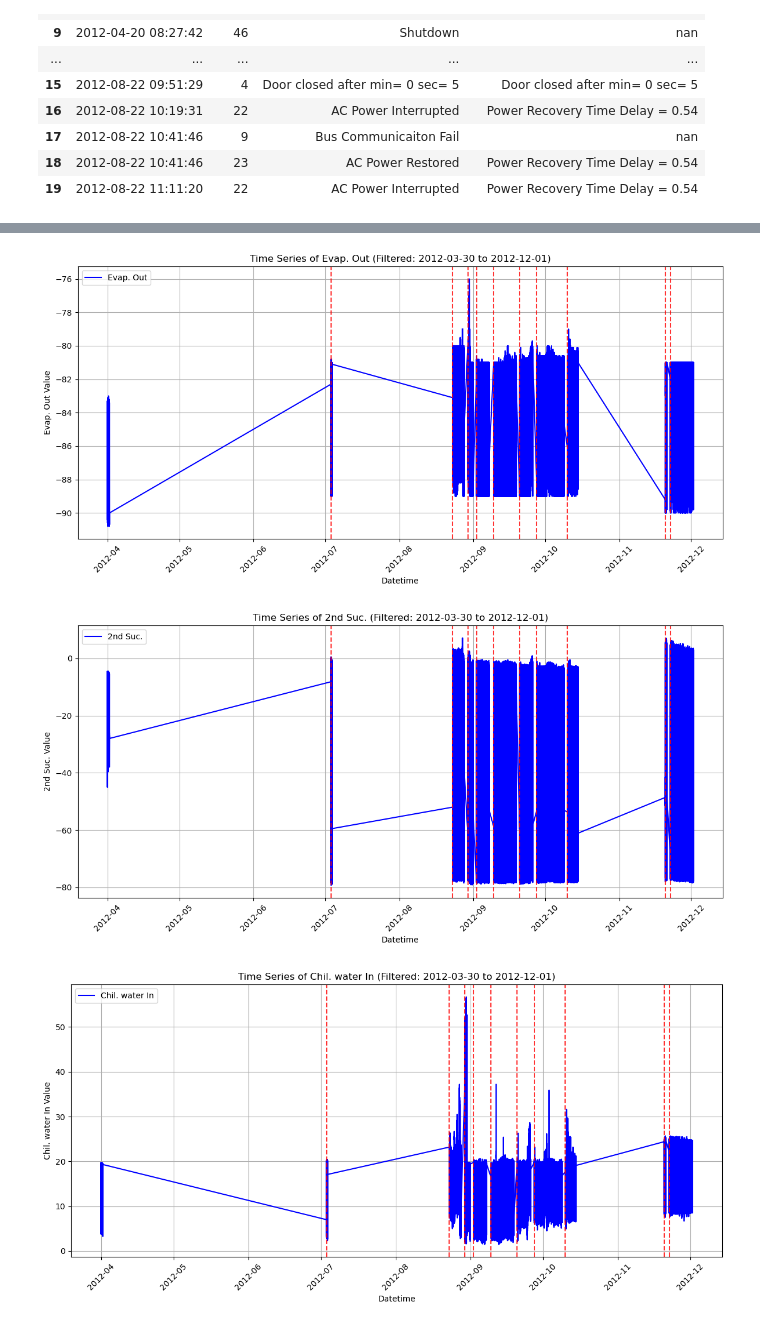
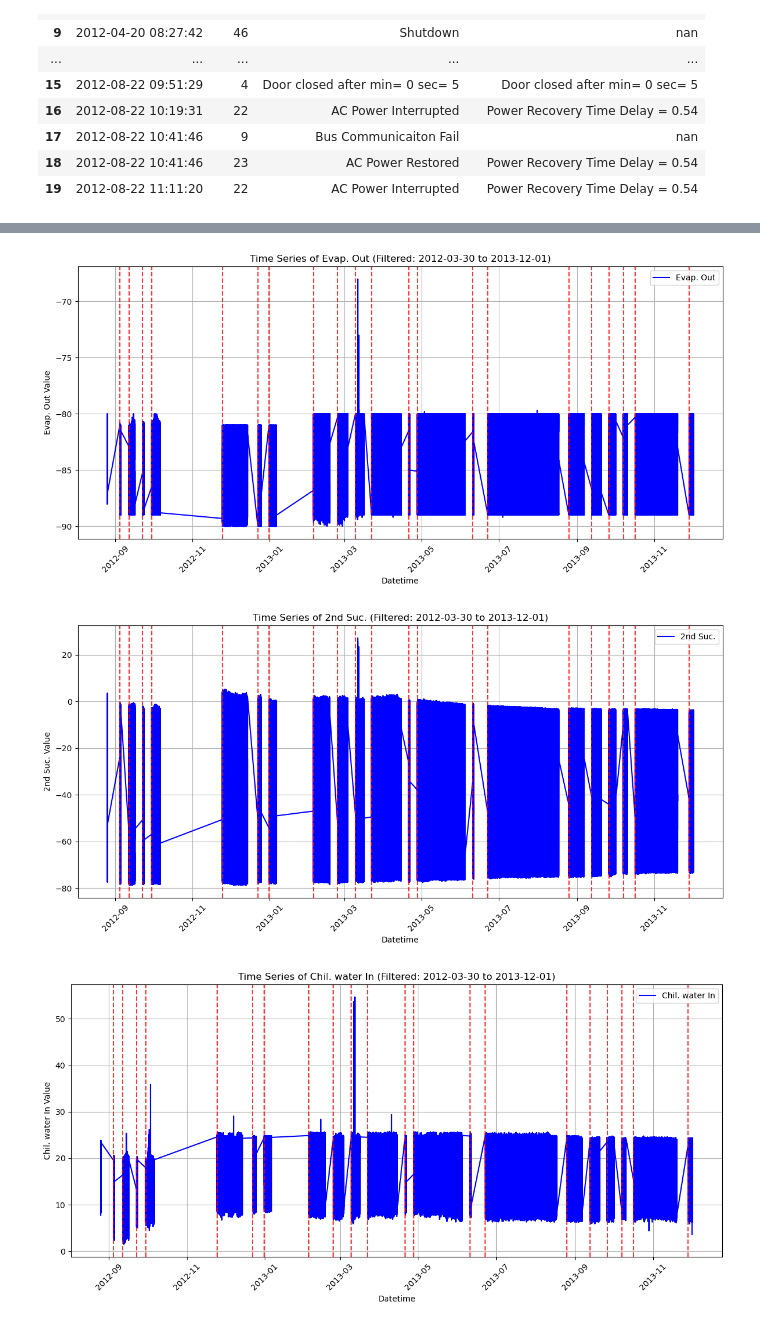
Before and after one commit to muhammadhussain-ops/DeepLearningProject, a Jupyter notebook: Trainset.ipynb, the cells around one changed output, grey strips where cells are left out. Cells and saved outputs as stored; diff of their text form; code cells hidden in the pictures.

```diff
--- a/Trainset.ipynb
+++ b/Trainset.ipynb
@@ -182,10 +256,10 @@ import pandas as pd
 # Parameters
 Rows_remove = 1000
 start_date = '2012-03-30'
-end_date = '2012-12-01'
+end_date = '2013-12-01'
 
 # Read the cleaned Parquet file into a DataFrame
-df = pd.read_parquet('cleaned_data.parquet')
+df = pd.read_parquet('cleaned_data_' + str(Freezer_number) + '.parquet')
 
 # Convert 'Datetime' to datetime type if it's not already
 df['Datetime'] = pd.to_datetime(df['Datetime'])
@@ -231,3 +305,3 @@ for col in numeric_columns:
-[figure, old version]
+[figure, new version]
-[figure, old version]
+[figure, new version]
-[figure, old version]
+[figure, new version]
```
Also changed, not shown: parts of 16 cells of this notebook.
